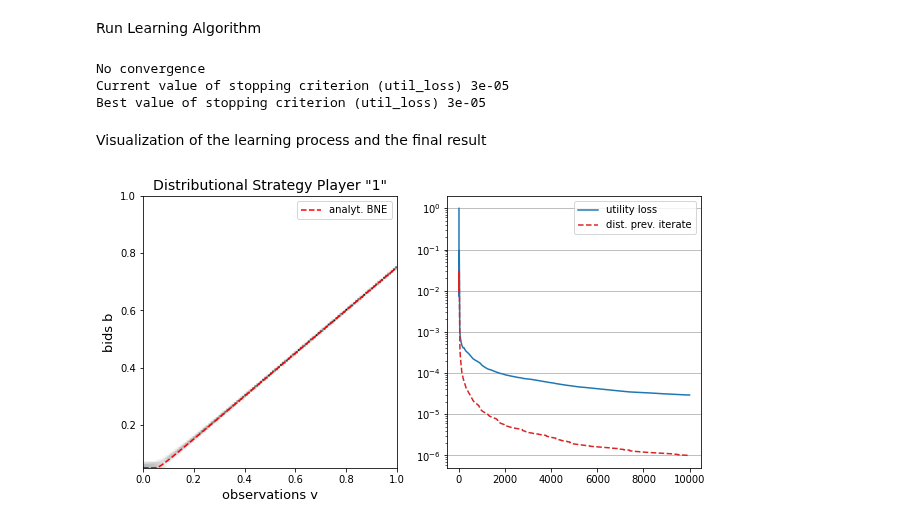
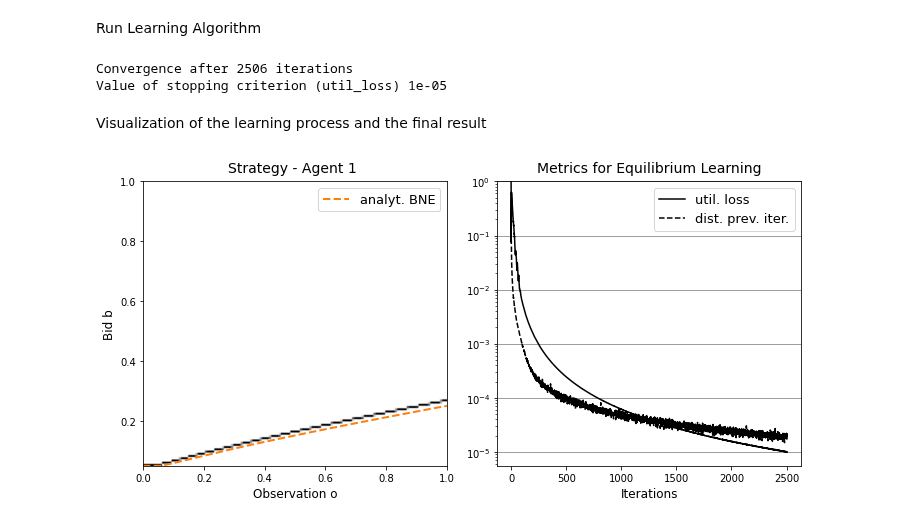
Before and after one commit to MOberlechner/soda, a Jupyter notebook: notebooks/examples/single_item_auction_roi.ipynb, the cells around one changed output. Drawn from its saved outputs; the diff is of its cells as text; code cells hidden in the pictures.

```diff
--- a/notebooks/examples/single_item_auction_roi.ipynb
+++ b/notebooks/examples/single_item_auction_roi.ipynb
@@ -18,8 +18,8 @@ from src.util.metrics import *
 create specific Single Item Auction setting
 # %%
 # parameter mechanism
-bidder = ['1']*5
-o_space = {i: [0.0, 1.0] for i in bidder}
+bidder = ['1']*2
+o_space = {i: [0.00, 1.0] for i in bidder}
 a_space = {i: [0.05, 1.0] for i in bidder}
 
 param_prior = {
@@ -52,17 +52,17 @@ own gradient
 Specify Learning Algorithm
 # %%
 # parameter learner
-max_iter = int(1e4)
-tol = 1e-10
+max_iter = int(5e3)
+tol = 1e-5
 stop_criterion = 'util_loss'
 regularizer = 'euclidean'
 steprule_bool = True
 eta = 1
 beta = 1/2
 
-learner = SODA(max_iter, tol, stop_criterion, regularizer, steprule_bool, eta, beta)
+#learner = SODA(max_iter, tol, stop_criterion, regularizer, steprule_bool, eta, beta)
 #learner = SOMA(max_iter, tol, stop_criterion, regularizer, steprule_bool, eta, beta)
-#learner = FrankWolfe(max_iter, tol, stop_criterion)
+learner = FrankWolfe(max_iter, tol, stop_criterion, 'standard', False, eta, beta)
 # %% [markdown]
 Run Learning Algorithm
 # %%
@@ -76,9 +76,8 @@ for i in game.set_bidder:
 # run soda
 learner.run(mechanism, game, strategies, disable_tqdm_bool=False, print_result_bool=True, save_history_bool=True)
 # %% [output]
-No convergence
-Current value of stopping criterion (util_loss) 3e-05
-Best value of stopping criterion (util_loss) 3e-05
+Convergence after 2506 iterations
+Value of stopping criterion (util_loss) 1e-05
 # %% [markdown]
 Visualization of the learning process and the final result
 # %%
@@ -98,6 +97,6 @@ def bne_roi(x, N, r):
 
 bne = [bne_roi(xi, len(bidder), 0.05) for xi in strategies['1'].o_discr]
 # %%
-strategies['1'].plot(more=True, beta=bne)
+strategies['1'].plot(metrics=True, beta=bne)
 # %% [output]
-[figure, old version]
+[figure, new version]
```
Also changed, not shown: 1 other file.
